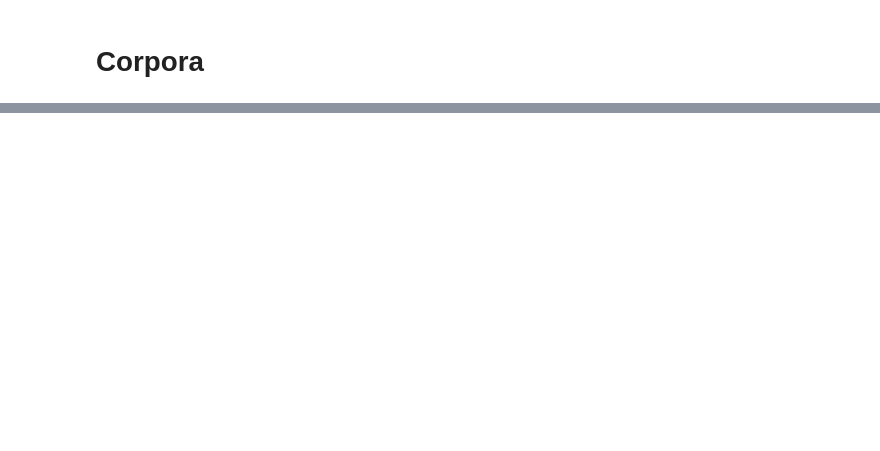
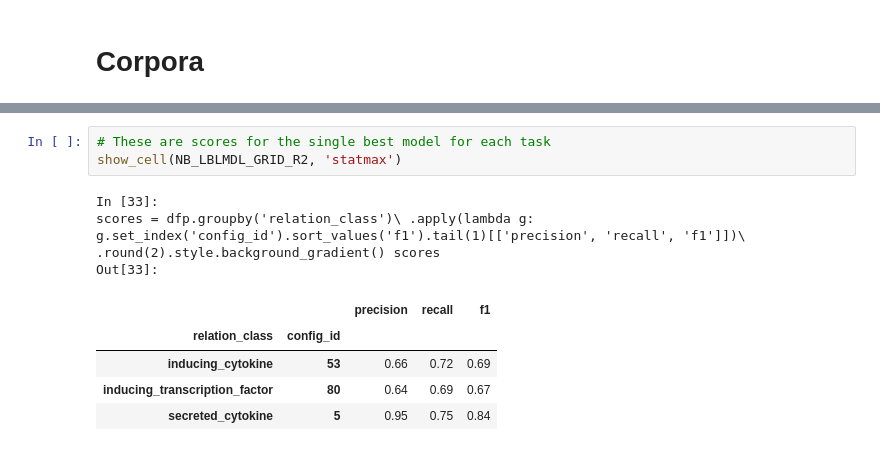
Before and after one commit to hammerlab/t-cell-relation-extraction, a Jupyter notebook: results/summary.ipynb, the cells around one changed output, grey strips where cells are left out. Drawn from its saved outputs; the diff is of its cells as text; blank space fills up the shorter version.

```diff
--- a/results/summary.ipynb
+++ b/results/summary.ipynb
@@ -139,0 +415,12 @@ Image(data=base64.b64decode(nb['cells'][5]['outputs'][0]['data']['image/png']))
+# %%
+# These are scores for the single best model for each task
+show_cell(NB_LBLMDL_GRID_R2, 'statmax')
+# %% [output]
+In [33]:
+scores = dfp.groupby('relation_class')\ .apply(lambda g: g.set_index('config_id').sort_values('f1').tail(1)[['precision', 'recall', 'f1']])\ .round(2).style.background_gradient() scores
+Out[33]:
+|  |  | precision | recall | f1 |
+| relation_class | config_id |  |  |  |
+| inducing_cytokine | 53 | 0.66 | 0.72 | 0.69 |
+| inducing_transcription_factor | 80 | 0.64 | 0.69 | 0.67 |
+| secreted_cytokine | 5 | 0.95 | 0.75 | 0.84 |
```
Also changed, not shown: parts of 72 cells of this notebook, 19 other files.
